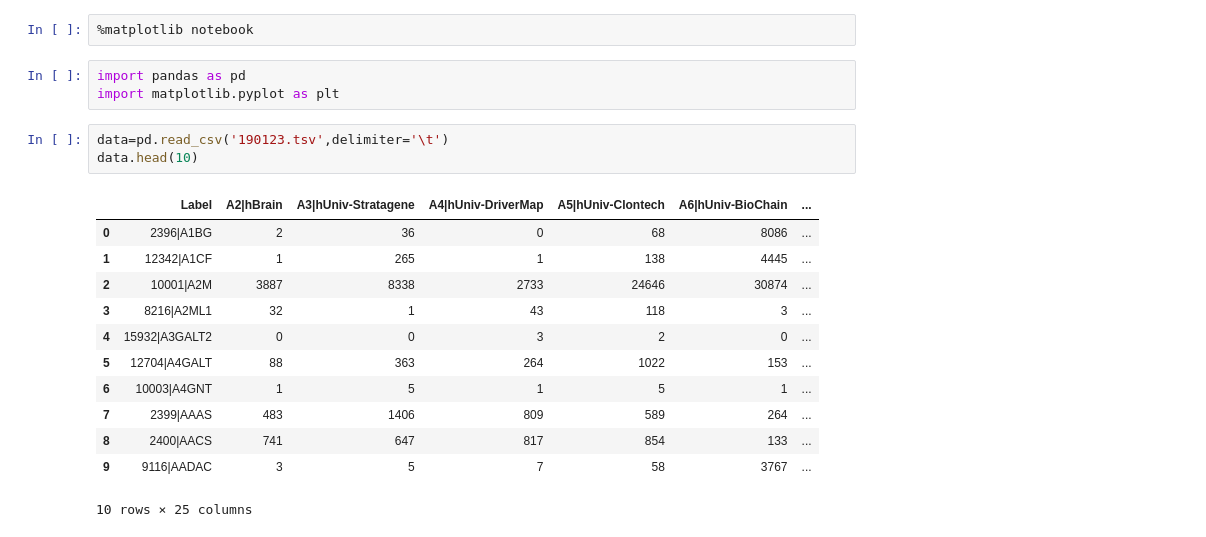
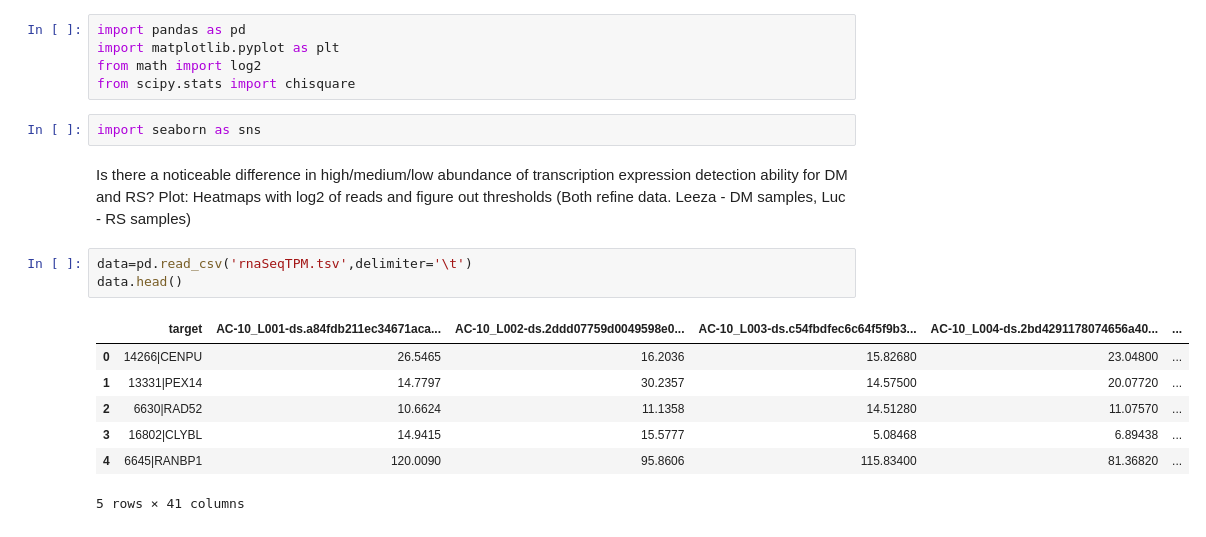
Before and after one commit to lrondi/Project_1, a Jupyter notebook: test.ipynb, the cells around one changed output. Cells and saved outputs as stored; diff of their text form.

```diff
--- a/test.ipynb
+++ b/test.ipynb
@@ -1,21 +1,20 @@
-# %%
-%matplotlib notebook
 # %%
 import pandas as pd
 import matplotlib.pyplot as plt
+from math import log2
+from scipy.stats import chisquare
+# %%
+import seaborn as sns
+# %% [markdown]
+Is there a noticeable difference in high/medium/low abundance of transcription expression detection ability for DM and RS? Plot: Heatmaps with log2 of reads and figure out thresholds (Both refine data. Leeza - DM samples, Luc - RS samples)
 # %%
-data=pd.read_csv('190123.tsv',delimiter='\t')
-data.head(10)
+data=pd.read_csv('rnaSeqTPM.tsv',delimiter='\t')
+data.head()
 # %% [output]
-|  | Label | A2|hBrain | A3|hUniv-Stratagene | A4|hUniv-DriverMap | A5|hUniv-Clontech | A6|hUniv-BioChain | ... |
-| 0 | 2396|A1BG | 2 | 36 | 0 | 68 | 8086 | ... |
-| 1 | 12342|A1CF | 1 | 265 | 1 | 138 | 4445 | ... |
-| 2 | 10001|A2M | 3887 | 8338 | 2733 | 24646 | 30874 | ... |
-| 3 | 8216|A2ML1 | 32 | 1 | 43 | 118 | 3 | ... |
-| 4 | 15932|A3GALT2 | 0 | 0 | 3 | 2 | 0 | ... |
-| 5 | 12704|A4GALT | 88 | 363 | 264 | 1022 | 153 | ... |
-| 6 | 10003|A4GNT | 1 | 5 | 1 | 5 | 1 | ... |
-| 7 | 2399|AAAS | 483 | 1406 | 809 | 589 | 264 | ... |
-| 8 | 2400|AACS | 741 | 647 | 817 | 854 | 133 | ... |
-| 9 | 9116|AADAC | 3 | 5 | 7 | 58 | 3767 | ... |
+|  | target | AC-10_L001-ds.a84fdb211ec34671aca... | AC-10_L002-ds.2ddd07759d0049598e0... | AC-10_L003-ds.c54fbdfec6c64f5f9b3... | AC-10_L004-ds.2bd4291178074656a40... | ... |
+| 0 | 14266|CENPU | 26.5465 | 16.2036 | 15.82680 | 23.04800 | ... |
+| 1 | 13331|PEX14 | 14.7797 | 30.2357 | 14.57500 | 20.07720 | ... |
+| 2 | 6630|RAD52 | 10.6624 | 11.1358 | 14.51280 | 11.07570 | ... |
+| 3 | 16802|CLYBL | 14.9415 | 15.5777 | 5.08468 | 6.89438 | ... |
+| 4 | 6645|RANBP1 | 120.0090 | 95.8606 | 115.83400 | 81.36820 | ... |
-10 rows × 25 columns
+5 rows × 41 columns
```
Also changed, not shown: parts of 20 cells of this notebook.
